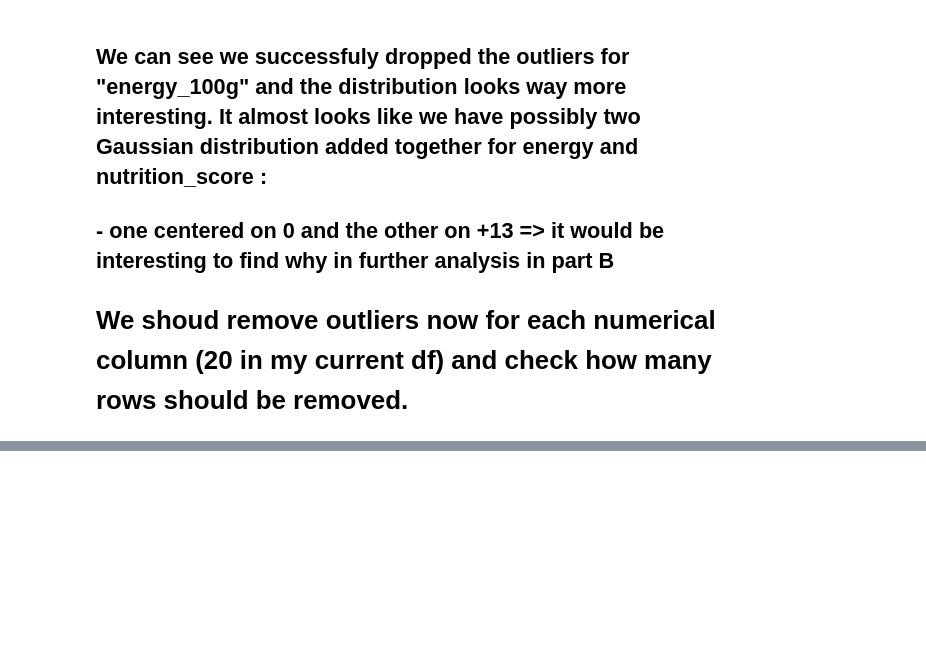
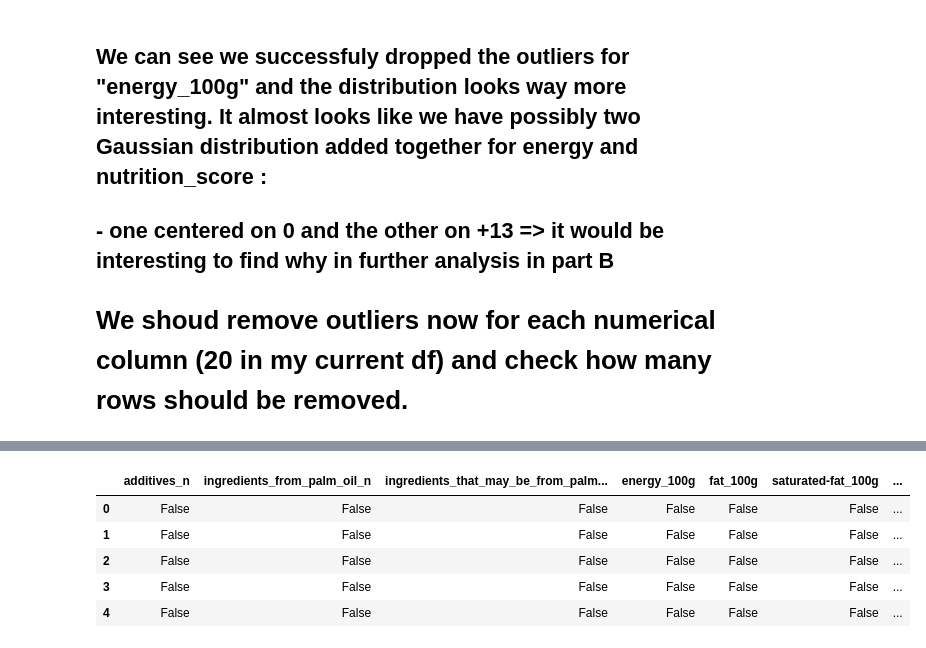
Before and after one commit to LyesOUDINACHE/EPFL-Course, a Jupyter notebook: 2-9 - Course Project 2 - Openfoodfacts.ipynb, the cells around one changed output, grey strips where cells are left out. Cells and saved outputs as stored; diff of their text form; code cells hidden in the pictures; blank space fills up the shorter version.

```diff
--- a/2-9 - Course Project 2 - Openfoodfacts.ipynb
+++ b/2-9 - Course Project 2 - Openfoodfacts.ipynb
@@ -435,0 +453,10 @@ SyntaxError: unexpected EOF while parsing (<ipython-input-48-be04fc599b00>, line
+# %%
+zfilter_df = np.abs(df_light_num - df_light_num.mean()) > (3 * df_light_num.std())
+zfilter_df.head()
+# %% [output]
+|  | additives_n | ingredients_from_palm_oil_n | ingredients_that_may_be_from_palm... | energy_100g | fat_100g | saturated-fat_100g | ... |
+| 0 | False | False | False | False | False | False | ... |
+| 1 | False | False | False | False | False | False | ... |
+| 2 | False | False | False | False | False | False | ... |
+| 3 | False | False | False | False | False | False | ... |
+| 4 | False | False | False | False | False | False | ... |
```
Also changed, not shown: parts of 11 cells of this notebook.
